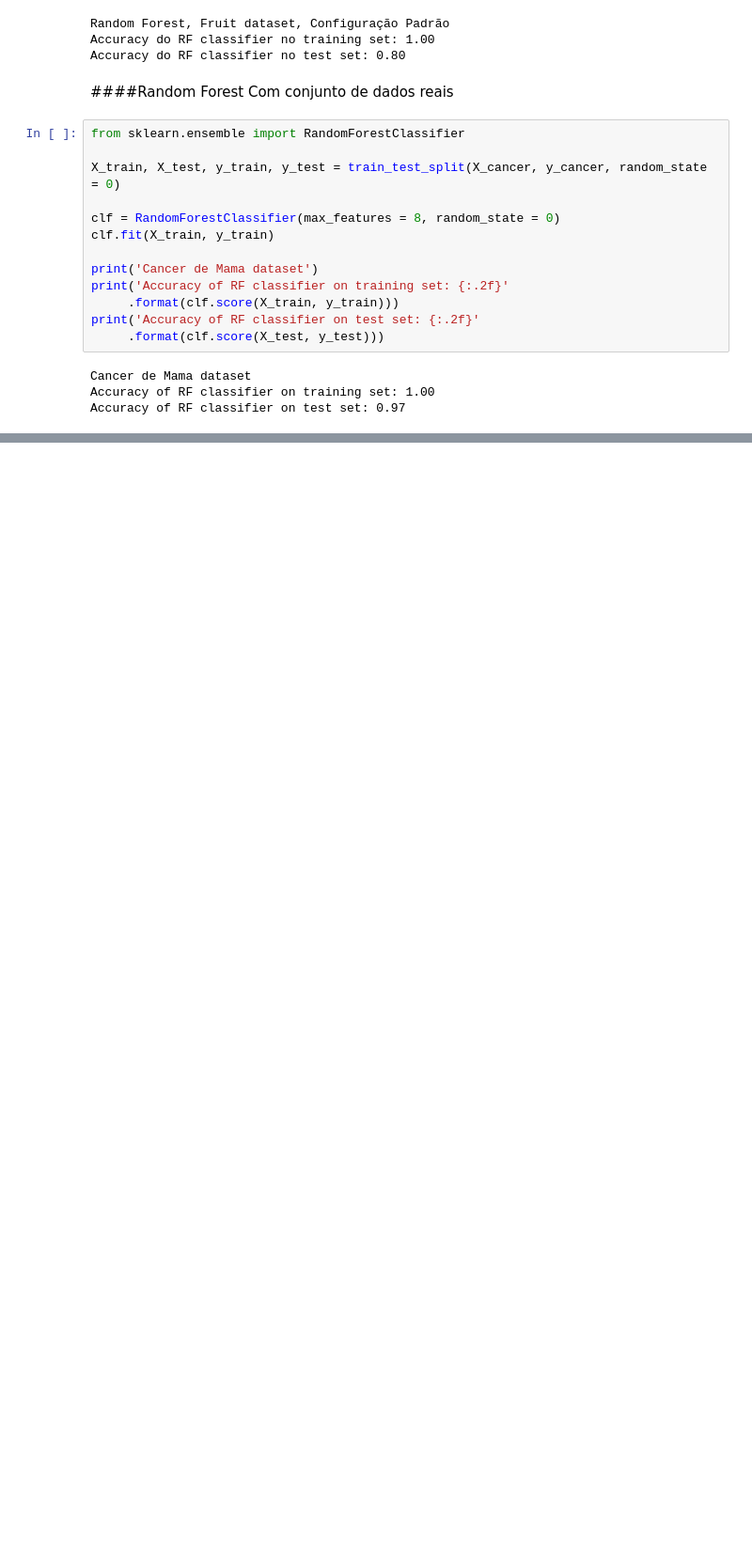
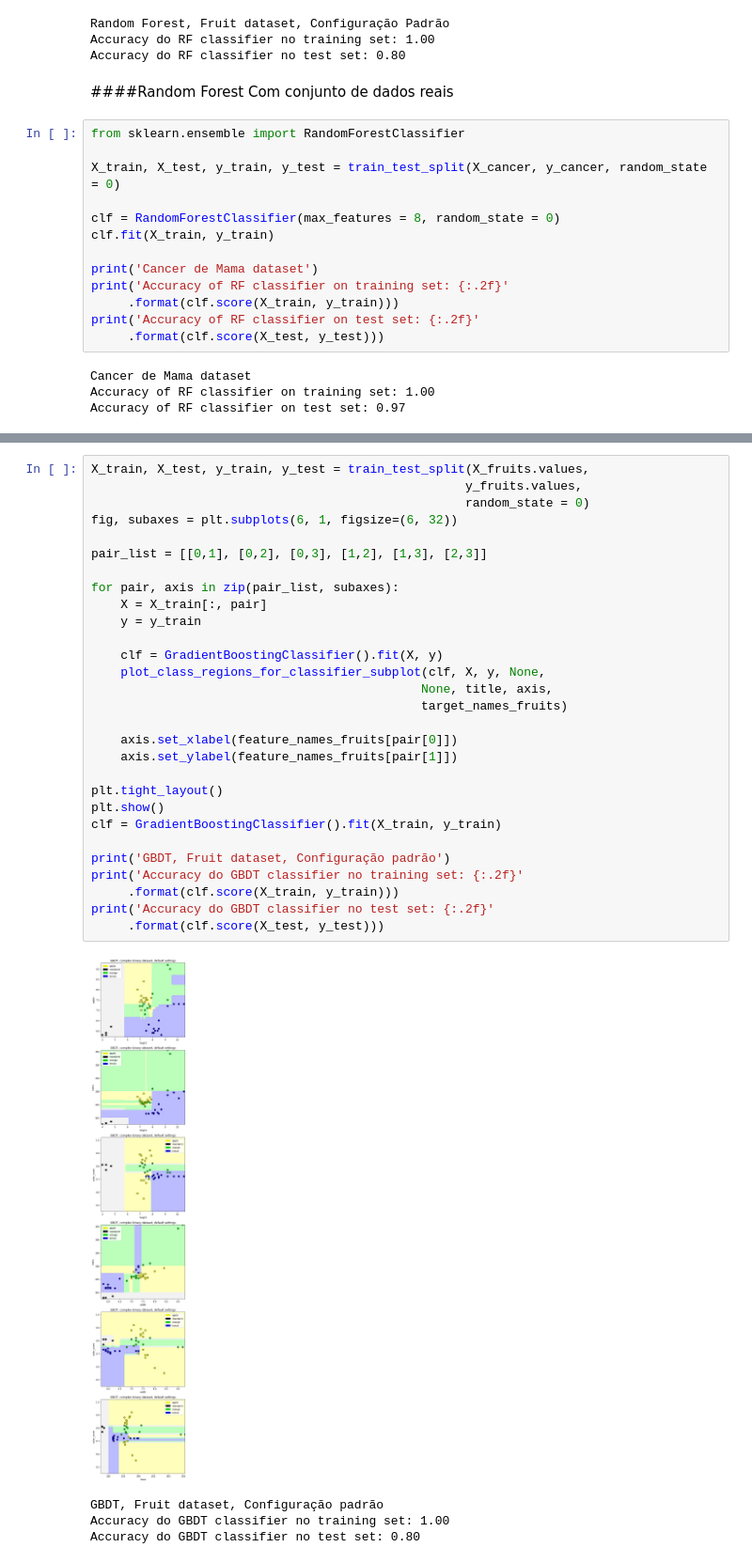
Before and after one commit to DionesGouvea/Michigan, a Jupyter notebook: Applied Machine Learning in Python/Week 4/Modulo4.ipynb, the cells around one changed output, grey strips where cells are left out. Shown at 94% size. Cells and saved outputs as stored; diff of their text form; blank space fills up the shorter version.

```diff
--- a/Applied Machine Learning in Python/Week 4/Modulo4.ipynb
+++ b/Applied Machine Learning in Python/Week 4/Modulo4.ipynb
@@ -232,0 +253,34 @@ Accuracy of RF classifier on test set: 0.97
+# %%
+X_train, X_test, y_train, y_test = train_test_split(X_fruits.values,
+                                                   y_fruits.values,
+                                                   random_state = 0)
+fig, subaxes = plt.subplots(6, 1, figsize=(6, 32))
+
+pair_list = [[0,1], [0,2], [0,3], [1,2], [1,3], [2,3]]
+
+for pair, axis in zip(pair_list, subaxes):
+    X = X_train[:, pair]
+    y = y_train
+
+    clf = GradientBoostingClassifier().fit(X, y)
+    plot_class_regions_for_classifier_subplot(clf, X, y, None,
+                                             None, title, axis,
+                                             target_names_fruits)
+
+    axis.set_xlabel(feature_names_fruits[pair[0]])
+    axis.set_ylabel(feature_names_fruits[pair[1]])
+
+plt.tight_layout()
+plt.show()
+clf = GradientBoostingClassifier().fit(X_train, y_train)
+
+print('GBDT, Fruit dataset, Configuração padrão')
+print('Accuracy do GBDT classifier no training set: {:.2f}'
+     .format(clf.score(X_train, y_train)))
+print('Accuracy do GBDT classifier no test set: {:.2f}'
+     .format(clf.score(X_test, y_test)))
+# %% [output]
+[figure, added]
+GBDT, Fruit dataset, Configuração padrão
+Accuracy do GBDT classifier no training set: 1.00
+Accuracy do GBDT classifier no test set: 0.80
```
Also changed, not shown: parts of 5 cells of this notebook.
